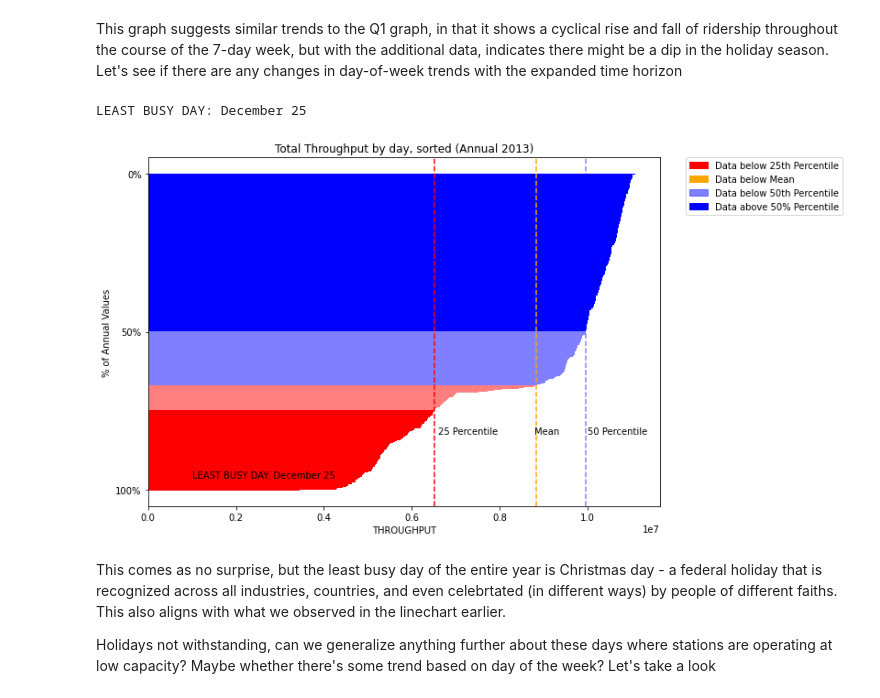
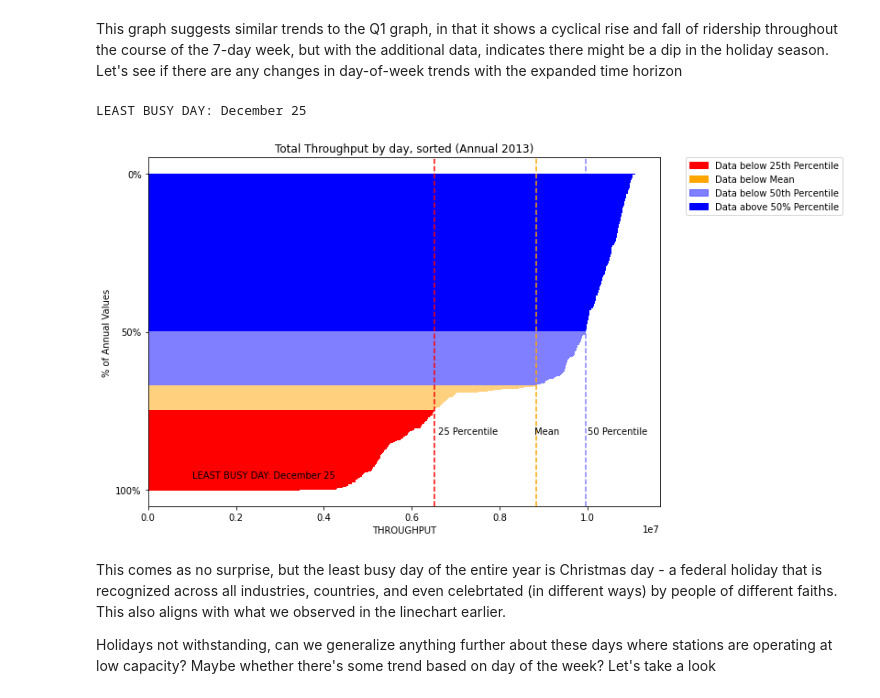
Before and after one commit to Kyle-Codes/DS-Projects, a Jupyter notebook: NYC Metro Analysis.ipynb, the cells around one changed output. Drawn from its saved outputs; the diff is of its cells as text; code cells hidden in the pictures.

Commit message:
Add files via upload
Color correction -web

```diff
--- a/NYC Metro Analysis.ipynb
+++ b/NYC Metro Analysis.ipynb
@@ -924,35 +917,33 @@ This graph suggests similar trends to the Q1 graph, in that it shows a cyclical
 temp = temp.reset_index().sort_values(by="THROUGHPUT", ascending=False).reset_index(drop=True).reset_index()
 # %%
 fig, ax = plt.subplots(figsize=(10, 7))
-#sns.barplot(data=temp[temp["THROUGHPUT"] > through_25], y="index", x="THROUGHPUT", orient="h", color="b")
-#sns.barplot(data=temp[temp["THROUGHPUT"] < through_25], y="index", x="THROUGHPUT", orient="h", color="r")
 ax.barh(data=temp[temp.THROUGHPUT <= through_25], y="index", width="THROUGHPUT", height=1, color="r")
-ax.barh(data=temp[(temp.THROUGHPUT > through_25)&(temp.THROUGHPUT <= through_mean)], y="index", width="THROUGHPUT", height=1, color="r", alpha=.5)
+ax.barh(data=temp[(temp.THROUGHPUT > through_25)&(temp.THROUGHPUT <= through_mean)], y="index", width="THROUGHPUT", height=1, color="orange", alpha=.5)
 ax.barh(data=temp[(temp.THROUGHPUT > through_mean)&(temp.THROUGHPUT<=through_50)], y="index", width="THROUGHPUT", height=1, color="b", alpha=.5)
 ax.barh(data=temp[temp.THROUGHPUT>through_50], y="index", width="THROUGHPUT", height=1, color="b")
 ax.set_xlabel("THROUGHPUT")
 plt.gca().invert_yaxis()
 plt.ylabel("% of Annual Values")
 plt.yticks(np.linspace(0, max(temp.reset_index().index),3), ["0%", "50%", "100%"])
 
 ax.axvline(x=through_mean, color='orange', linestyle='--');
 ax.axvline(x=through_25, color='r', linestyle='--');
 ax.axvline(x=through_50, color='b', alpha=.5, linestyle='--');
 ax.annotate("25 Percentile", (6600000,300), color="black")
 ax.annotate("Mean", (8800000,300), color="black")
 ax.annotate("50 Percentile", (10000000,300), color="black")
 ax.set_title("Total Throughput by day, sorted (Annual 2013)");
 ax.annotate(f"LEAST BUSY DAY: {temp.iloc[-1]['DATETIME'].strftime('%B %d')}", (1000000,350), color='black');
 print(f"LEAST BUSY DAY: {temp.iloc[-1]['DATETIME'].strftime('%B %d')}");
 
 red = mpatches.Patch(color='red', label='Data below 25th Percentile')
 orange = mpatches.Patch(color='orange', label='Data below Mean')
 blue = mpatches.Patch(color='blue', alpha=.5, label='Data below 50th Percentile')
 blue_full = mpatches.Patch(color='blue', label='Data above 50% Percentile')
 plt.legend(handles=[red, orange, blue, blue_full], bbox_to_anchor=(1.05, 1), loc=2, borderaxespad=0.);
 # %% [output]
 LEAST BUSY DAY: December 25
-[figure, old version]
+[figure, new version]
 # %%
 temp = temp.drop(columns="index")
 # %% [markdown]
```
Also changed, not shown: parts of 7 cells of this notebook.
